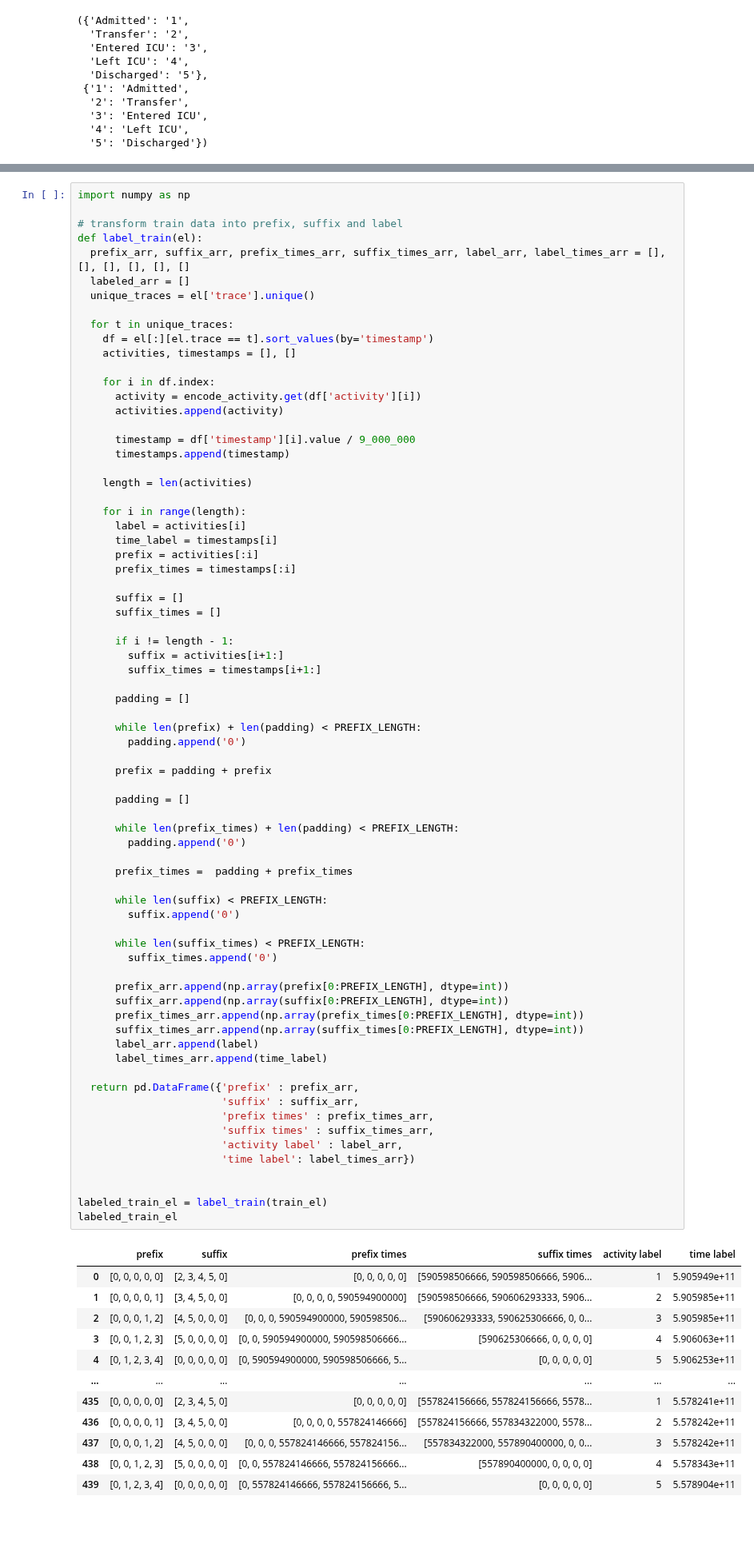
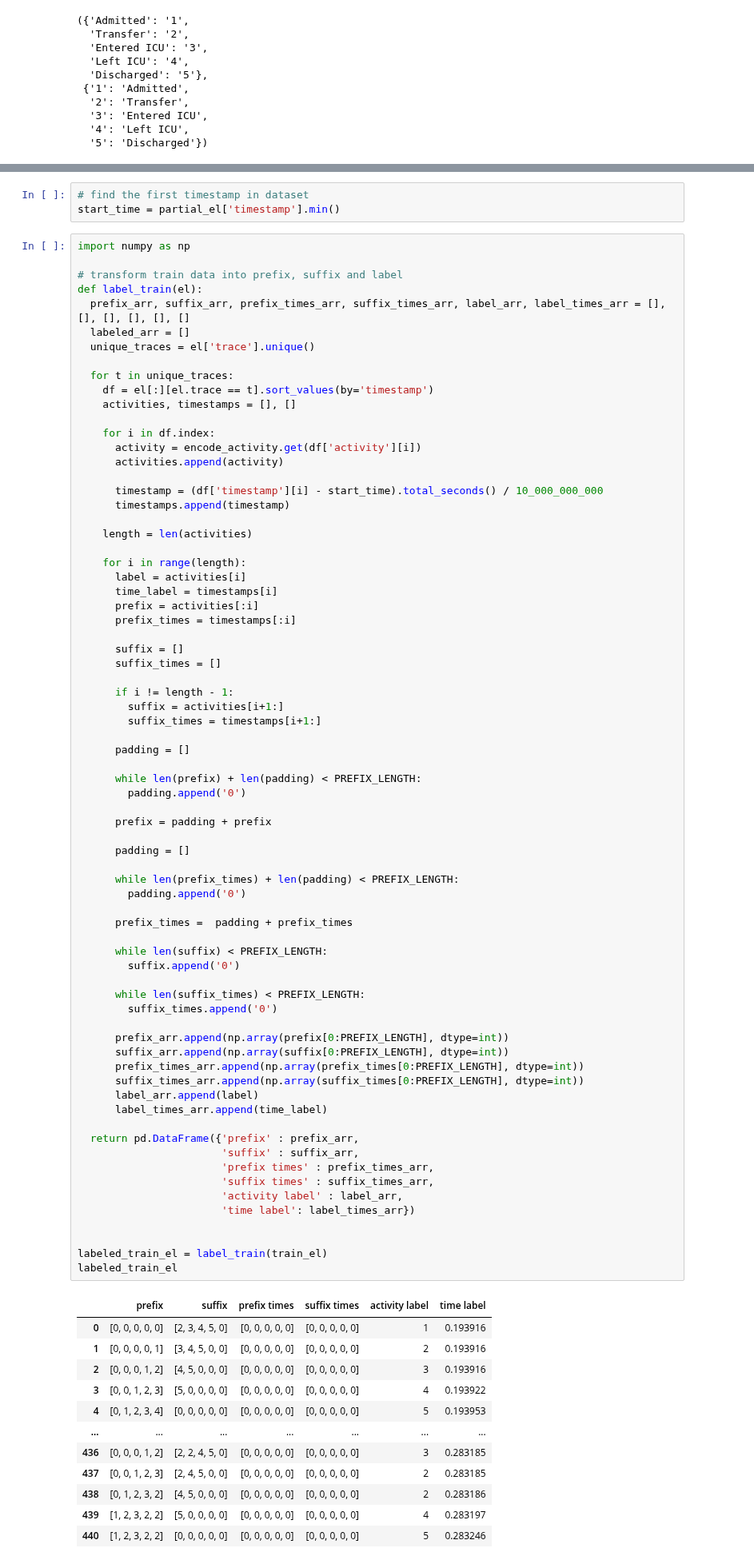
Before and after one commit to adamzbikowski/Process-Mining-Dissertation, a Jupyter notebook: timestamp_pipeline.ipynb, the cells around one changed output, grey strips where cells are left out. Shown at 80% size. Saved outputs shown, nothing was run; the diff lists cells and outputs as text; blank space fills up the shorter version.

Commit message:
applied decimal scaling normalisation to timestamp values

```diff
--- a/timestamp_pipeline.ipynb
+++ b/timestamp_pipeline.ipynb
@@ -267,3 +267,6 @@ test_el
+# %%
+# find the first timestamp in dataset
+start_time = partial_el['timestamp'].min()
 # %%
 import numpy as np
 
@@ -281,7 +284,7 @@ def label_train(el):
       activity = encode_activity.get(df['activity'][i])
       activities.append(activity)
 
-      timestamp = df['timestamp'][i].value / 9_000_000
+      timestamp = (df['timestamp'][i] - start_time).total_seconds() / 10_000_000_000
       timestamps.append(timestamp)
 
     length = len(activities)
@@ -311,41 +314,41 @@ def label_train(el):
       while len(prefix_times) + len(padding) < PREFIX_LENGTH:
         padding.append('0')
 
       prefix_times =  padding + prefix_times
 
       while len(suffix) < PREFIX_LENGTH:
         suffix.append('0')
 
       while len(suffix_times) < PREFIX_LENGTH:
         suffix_times.append('0')
 
       prefix_arr.append(np.array(prefix[0:PREFIX_LENGTH], dtype=int))
       suffix_arr.append(np.array(suffix[0:PREFIX_LENGTH], dtype=int))
       prefix_times_arr.append(np.array(prefix_times[0:PREFIX_LENGTH], dtype=int))
       suffix_times_arr.append(np.array(suffix_times[0:PREFIX_LENGTH], dtype=int))
       label_arr.append(label)
       label_times_arr.append(time_label)
 
   return pd.DataFrame({'prefix' : prefix_arr,
                        'suffix' : suffix_arr,
                        'prefix times' : prefix_times_arr,
                        'suffix times' : suffix_times_arr,
                        'activity label' : label_arr,
                        'time label': label_times_arr})
 
 
 labeled_train_el = label_train(train_el)
 labeled_train_el
 # %% [output]
 |  | prefix | suffix | prefix times | suffix times | activity label | time label |
-| 0 | [0, 0, 0, 0, 0] | [2, 3, 4, 5, 0] | [0, 0, 0, 0, 0] | [590598506666, 590598506666, 5906... | 1 | 5.905949e+11 |
-| 1 | [0, 0, 0, 0, 1] | [3, 4, 5, 0, 0] | [0, 0, 0, 0, 590594900000] | [590598506666, 590606293333, 5906... | 2 | 5.905985e+11 |
-| 2 | [0, 0, 0, 1, 2] | [4, 5, 0, 0, 0] | [0, 0, 0, 590594900000, 590598506... | [590606293333, 590625306666, 0, 0... | 3 | 5.905985e+11 |
-| 3 | [0, 0, 1, 2, 3] | [5, 0, 0, 0, 0] | [0, 0, 590594900000, 590598506666... | [590625306666, 0, 0, 0, 0] | 4 | 5.906063e+11 |
-| 4 | [0, 1, 2, 3, 4] | [0, 0, 0, 0, 0] | [0, 590594900000, 590598506666, 5... | [0, 0, 0, 0, 0] | 5 | 5.906253e+11 |
+| 0 | [0, 0, 0, 0, 0] | [2, 3, 4, 5, 0] | [0, 0, 0, 0, 0] | [0, 0, 0, 0, 0] | 1 | 0.193916 |
+| 1 | [0, 0, 0, 0, 1] | [3, 4, 5, 0, 0] | [0, 0, 0, 0, 0] | [0, 0, 0, 0, 0] | 2 | 0.193916 |
+| 2 | [0, 0, 0, 1, 2] | [4, 5, 0, 0, 0] | [0, 0, 0, 0, 0] | [0, 0, 0, 0, 0] | 3 | 0.193916 |
+| 3 | [0, 0, 1, 2, 3] | [5, 0, 0, 0, 0] | [0, 0, 0, 0, 0] | [0, 0, 0, 0, 0] | 4 | 0.193922 |
+| 4 | [0, 1, 2, 3, 4] | [0, 0, 0, 0, 0] | [0, 0, 0, 0, 0] | [0, 0, 0, 0, 0] | 5 | 0.193953 |
 | ... | ... | ... | ... | ... | ... | ... |
-| 435 | [0, 0, 0, 0, 0] | [2, 3, 4, 5, 0] | [0, 0, 0, 0, 0] | [557824156666, 557824156666, 5578... | 1 | 5.578241e+11 |
-| 436 | [0, 0, 0, 0, 1] | [3, 4, 5, 0, 0] | [0, 0, 0, 0, 557824146666] | [557824156666, 557834322000, 5578... | 2 | 5.578242e+11 |
-| 437 | [0, 0, 0, 1, 2] | [4, 5, 0, 0, 0] | [0, 0, 0, 557824146666, 557824156... | [557834322000, 557890400000, 0, 0... | 3 | 5.578242e+11 |
-| 438 | [0, 0, 1, 2, 3] | [5, 0, 0, 0, 0] | [0, 0, 557824146666, 557824156666... | [557890400000, 0, 0, 0, 0] | 4 | 5.578343e+11 |
-| 439 | [0, 1, 2, 3, 4] | [0, 0, 0, 0, 0] | [0, 557824146666, 557824156666, 5... | [0, 0, 0, 0, 0] | 5 | 5.578904e+11 |
+| 436 | [0, 0, 0, 1, 2] | [2, 2, 4, 5, 0] | [0, 0, 0, 0, 0] | [0, 0, 0, 0, 0] | 3 | 0.283185 |
+| 437 | [0, 0, 1, 2, 3] | [2, 4, 5, 0, 0] | [0, 0, 0, 0, 0] | [0, 0, 0, 0, 0] | 2 | 0.283185 |
+| 438 | [0, 1, 2, 3, 2] | [4, 5, 0, 0, 0] | [0, 0, 0, 0, 0] | [0, 0, 0, 0, 0] | 2 | 0.283186 |
+| 439 | [1, 2, 3, 2, 2] | [5, 0, 0, 0, 0] | [0, 0, 0, 0, 0] | [0, 0, 0, 0, 0] | 4 | 0.283197 |
+| 440 | [1, 2, 3, 2, 2] | [0, 0, 0, 0, 0] | [0, 0, 0, 0, 0] | [0, 0, 0, 0, 0] | 5 | 0.283246 |
```
Also changed, not shown: parts of 10 cells of this notebook.
